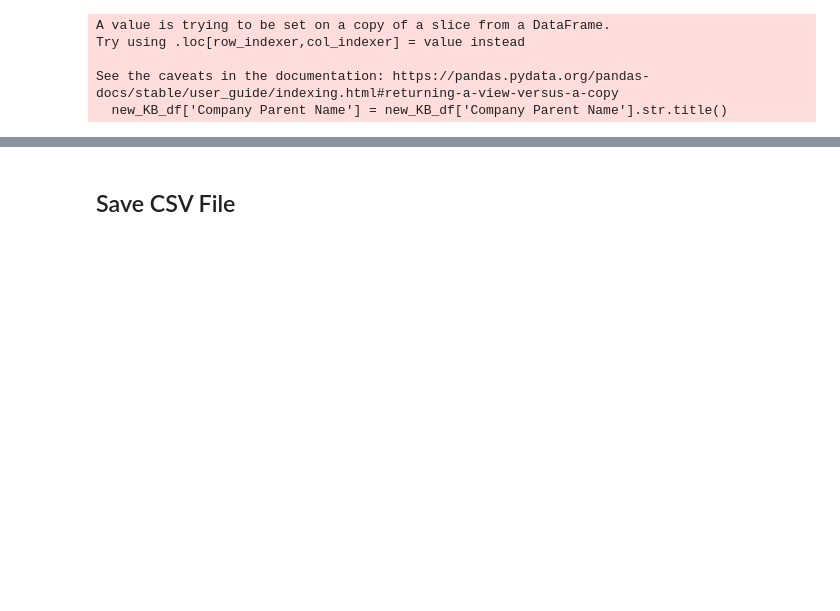
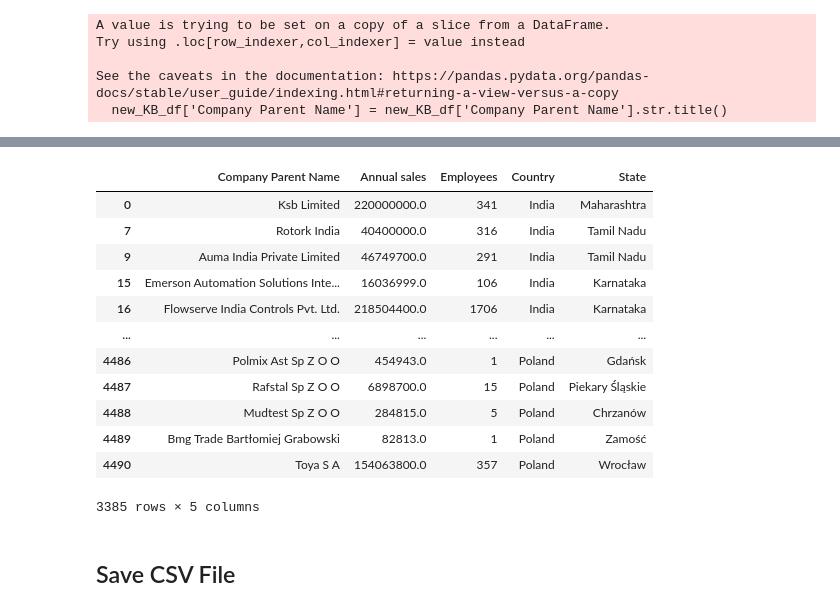
Before and after one commit to mitano-17/Nidec-Drives-Data-Cleaning, a Jupyter notebook: KB Data Cleaning.ipynb, the cells around one changed output, grey strips where cells are left out. Cells and saved outputs as stored; diff of their text form; code cells hidden in the pictures; blank space fills up the shorter version.

```diff
--- a/KB Data Cleaning.ipynb
+++ b/KB Data Cleaning.ipynb
@@ -272,3 +302,19 @@ memory usage: 135.5+ KB
+# %%
+new_KB_df
+# %% [output]
+|  | Company Parent Name | Annual sales | Employees | Country | State |
+| 0 | Ksb Limited | 220000000.0 | 341 | India | Maharashtra |
+| 7 | Rotork India | 40400000.0 | 316 | India | Tamil Nadu |
+| 9 | Auma India Private Limited | 46749700.0 | 291 | India | Tamil Nadu |
+| 15 | Emerson Automation Solutions Inte... | 16036999.0 | 106 | India | Karnataka |
+| 16 | Flowserve India Controls Pvt. Ltd. | 218504400.0 | 1706 | India | Karnataka |
+| ... | ... | ... | ... | ... | ... |
+| 4486 | Polmix Ast Sp Z O O | 454943.0 | 1 | Poland | Gdańsk |
+| 4487 | Rafstal Sp Z O O | 6898700.0 | 15 | Poland | Piekary Śląskie |
+| 4488 | Mudtest Sp Z O O | 284815.0 | 5 | Poland | Chrzanów |
+| 4489 | Bmg Trade Bartłomiej Grabowski | 82813.0 | 1 | Poland | Zamość |
+| 4490 | Toya S A | 154063800.0 | 357 | Poland | Wrocław |
+3385 rows × 5 columns
 # %% [markdown]
 <h2>Save CSV File</h2>
 # %%
```
Also changed, not shown: parts of 6 cells of this notebook.
